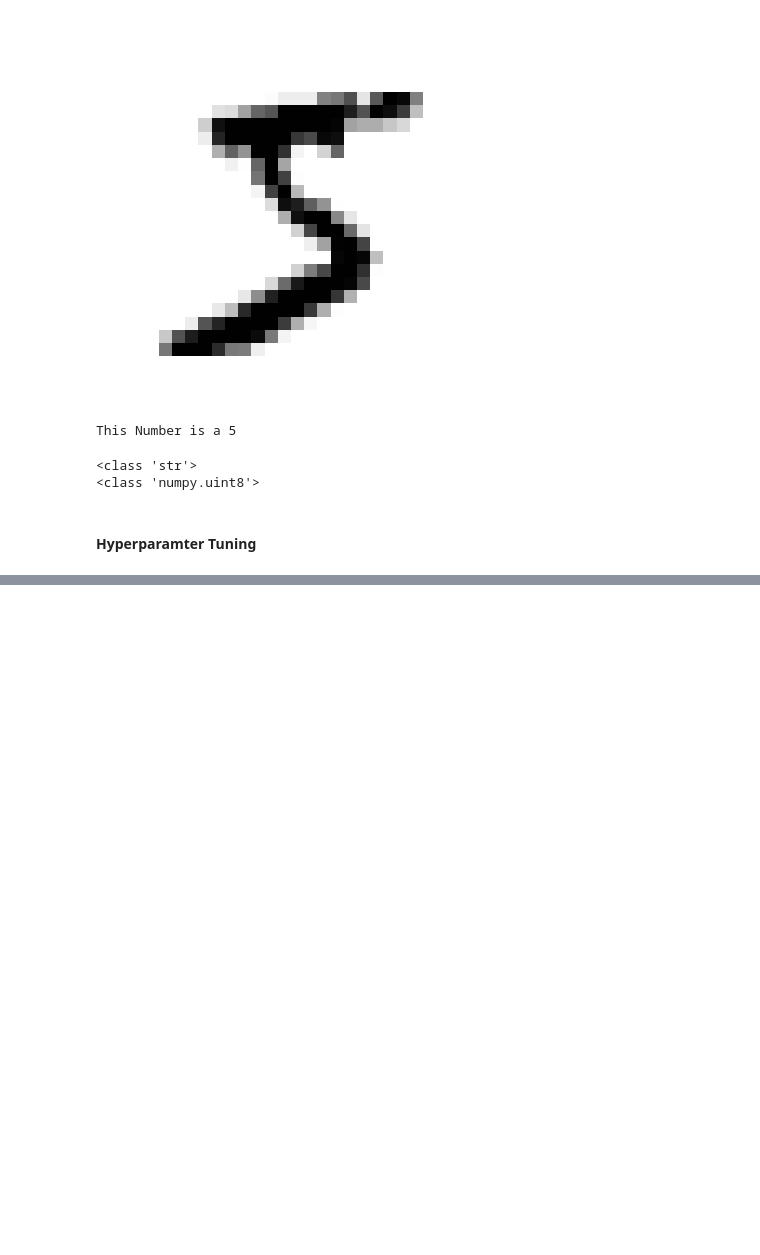
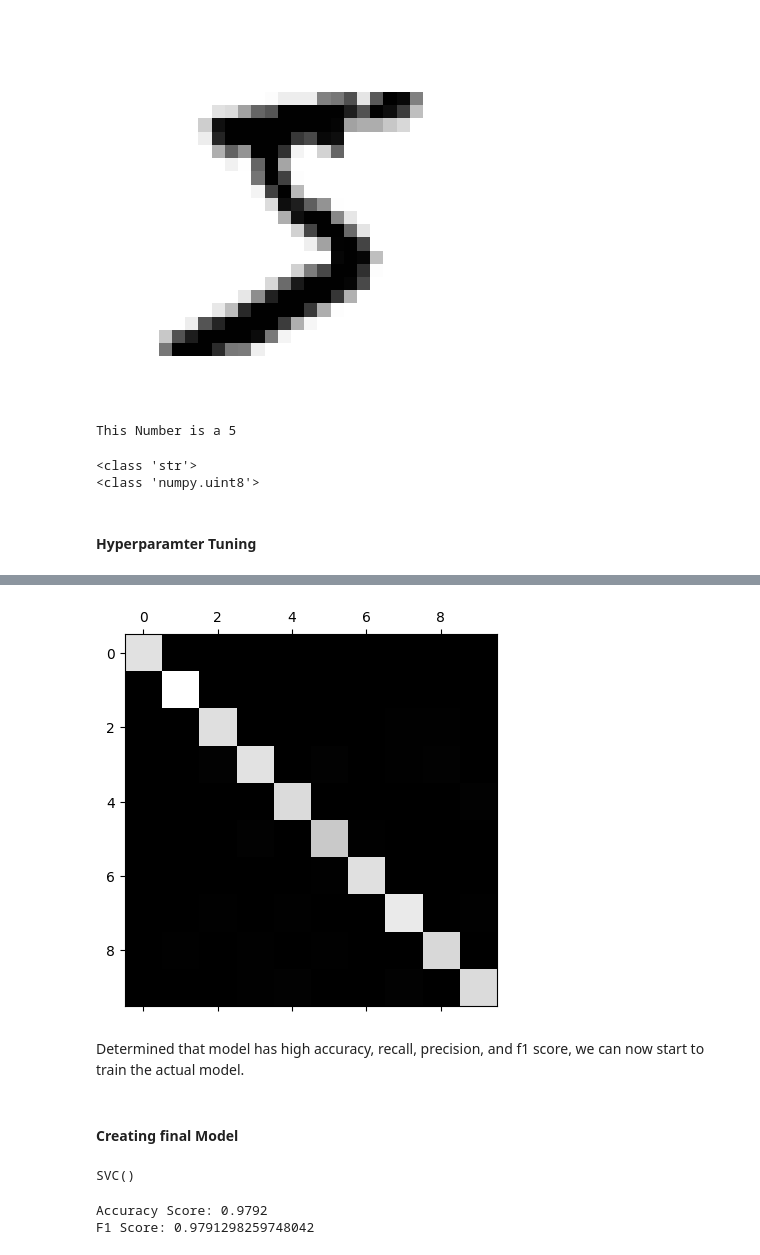
Before and after one commit to Topusaha/Hands_On_Machien_Learning_Projects, a Jupyter notebook: Chapter3/MNIST_clssification.ipynb, the cells around one changed output, grey strips where cells are left out. Saved outputs shown, nothing was run; the diff lists cells and outputs as text; code cells hidden in the pictures; blank space fills up the shorter version.

Commit message:
MNIST Classification Project Complete

```diff
--- a/Chapter3/MNIST_clssification.ipynb
+++ b/Chapter3/MNIST_clssification.ipynb
@@ -94,0 +126,2 @@ X_train, X_test, y_train, y_test = X[:60000], X[60000:], y[:60000], y[60000:]
+# %%
+gs.fit(X_train, y_train)
@@ -94,0 +139,9 @@ X_train, X_test, y_train, y_test = X[:60000], X[60000:], y[:60000], y[60000:]
+# %%
+# Lets try other other classification algorithms to see if the accuracy compares to KNN
+forest_clf = RandomForestClassifier()
+svc = SVC()
+sgd_clf = SGDClassifier(random_state=42)
+
+forrest_score = cross_val_score(forest_clf, X_train, y_train, cv=3)
+svc_score = cross_val_score(svc, X_train, y_train, cv=3)
+sgd_score = cross_val_score(sgd_clf, X_train, y_train, cv=3)
@@ -94,0 +162,2 @@ X_train, X_test, y_train, y_test = X[:60000], X[60000:], y[:60000], y[60000:]
+# %%
+svc_predict = cross_val_predict(svc, X_train, y_train, cv=3)
@@ -94,0 +177,3 @@ X_train, X_test, y_train, y_test = X[:60000], X[60000:], y[:60000], y[60000:]
+# %%
+conf_mx = confusion_matrix(y_train, svc_predict)
+conf_mx
@@ -94,0 +191,14 @@ X_train, X_test, y_train, y_test = X[:60000], X[60000:], y[:60000], y[60000:]
+# %%
+plt.matshow(conf_mx, cmap=plt.cm.gray)
+plt.show()
+# %% [output]
+[figure, added]
+# %% [markdown]
+Determined that model has high accuracy, recall, precision, and f1 score, we can now start to train the actual model.
+# %% [markdown]
+#### Creating final Model
+# %%
+svc_model = SVC()
+svc_model.fit(X_train, y_train)
+# %% [output]
+SVC()
@@ -94,0 +207,6 @@ X_train, X_test, y_train, y_test = X[:60000], X[60000:], y[:60000], y[60000:]
+# %%
+print("Accuracy Score:", accuracy_score(svc_predictions, y_test))
+print("F1 Score:", f1_score(svc_predictions, y_test, average="macro"))
+# %% [output]
+Accuracy Score: 0.9792
+F1 Score: 0.9791298259748042
```
Also changed, not shown: parts of 16 cells of this notebook, 1 other file.
